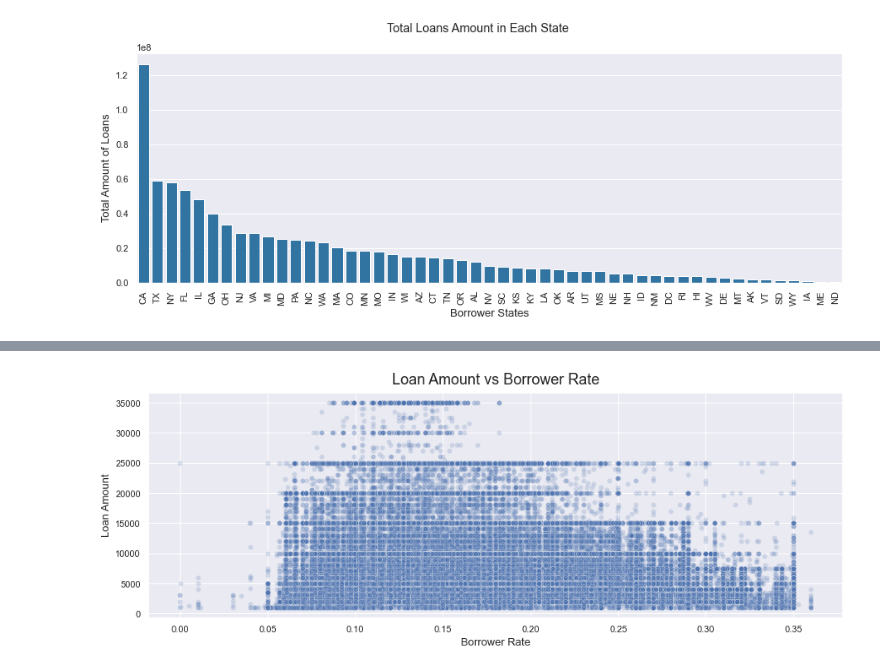
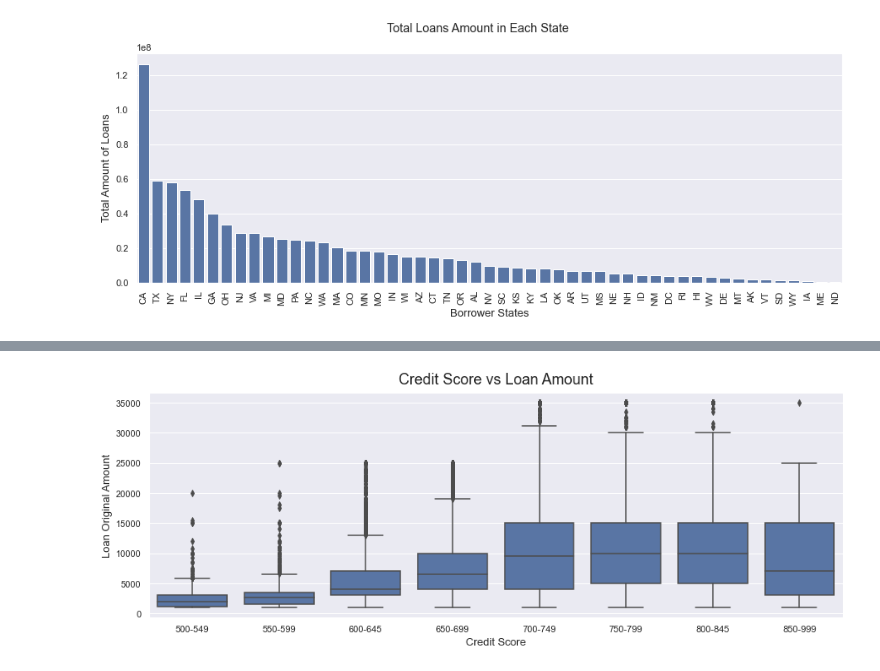
Before and after one commit to carwong88/comm_data_findings, a Jupyter notebook: Part_II_slide_deck.ipynb, the cells around one changed output, grey strips where cells are left out. Saved outputs shown, nothing was run; the diff lists cells and outputs as text; code cells hidden in the pictures.

```diff
--- a/Part_II_slide_deck.ipynb
+++ b/Part_II_slide_deck.ipynb
@@ -68,12 +67,0 @@ This is an insight that I never knew about. You need credit score above 730 to g
-# %%
-def explore_credit_score_vs_loan_amount():
-    df = pd.read_csv(CLEANED_DATA)
-
-    fig, ax1 = plt.subplots(nrows=1, ncols=1, figsize=FIG_SIZE)
-
-    sns.scatterplot(data=df, y='LoanOriginalAmount', x='AvgCreditScore', ax=ax1, alpha=0.2);
-    ax1.set(title='Credit Score vs Loan Amount',
-            ylabel='Loan Amount',
-            xlabel='Credit Score')
-
-explore_credit_score_vs_loan_amount()
@@ -139,14 +131,18 @@ I am surprised to find people with large amount of loan are actually paid less i
 # %%
-def explore_rate_vs_loan_amount():
+def explore_credit_score_vs_loan_amount():
+    '''
+    Explore how credit score relate to borrowing loan amount.
+    '''
     df = pd.read_csv(CLEANED_DATA)
+    data = df.sort_values('CreditRange')[['CreditRange', 'LoanOriginalAmount']]
 
     fig, ax1 = plt.subplots(nrows=1, ncols=1, figsize=FIG_SIZE)
+    sns.boxplot(data=data, x='CreditRange', y='LoanOriginalAmount', color=BASE_COLOR, ax=ax1)
 
-    sns.scatterplot(data=df, x='BorrowerRate', y='LoanOriginalAmount', ax=ax1, alpha=0.2);
-    ax1.set(title='Loan Amount vs Borrower Rate',
-            ylabel='Loan Amount',
-            xlabel='Borrower Rate')
+    ax1.set(title='Credit Score vs Loan Amount',
+            xlabel='Credit Score',
+            ylabel='Loan Original Amount')
 
-explore_rate_vs_loan_amount()
+explore_credit_score_vs_loan_amount()
 # %% [output]
-[figure, old version]
+[figure, new version]
```
Also changed, not shown: parts of 9 cells of this notebook, 3 other files.
